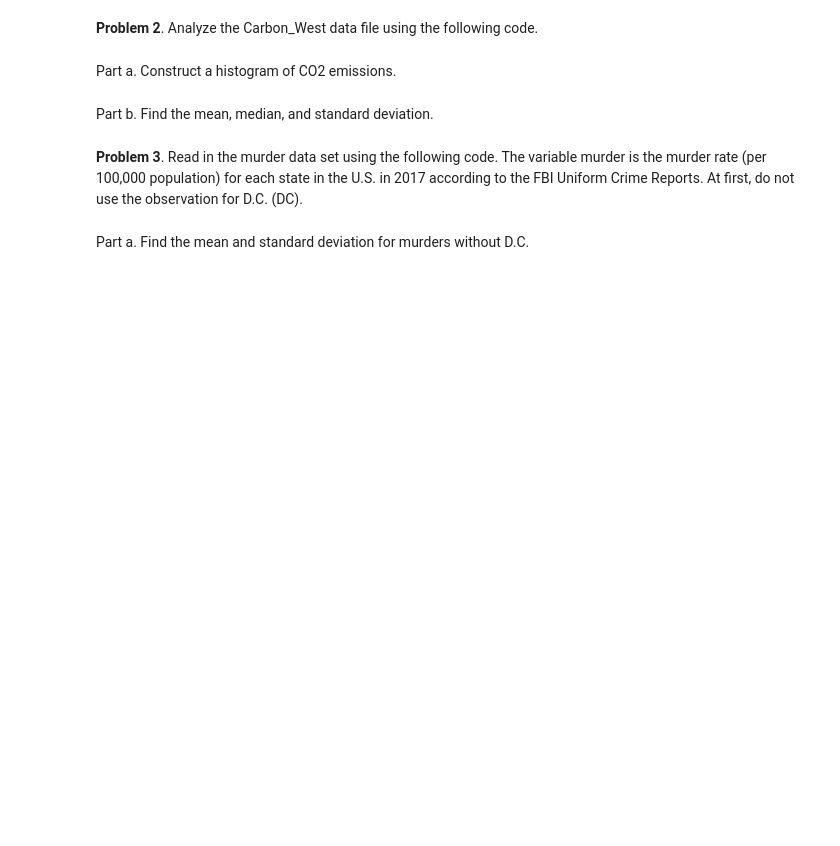
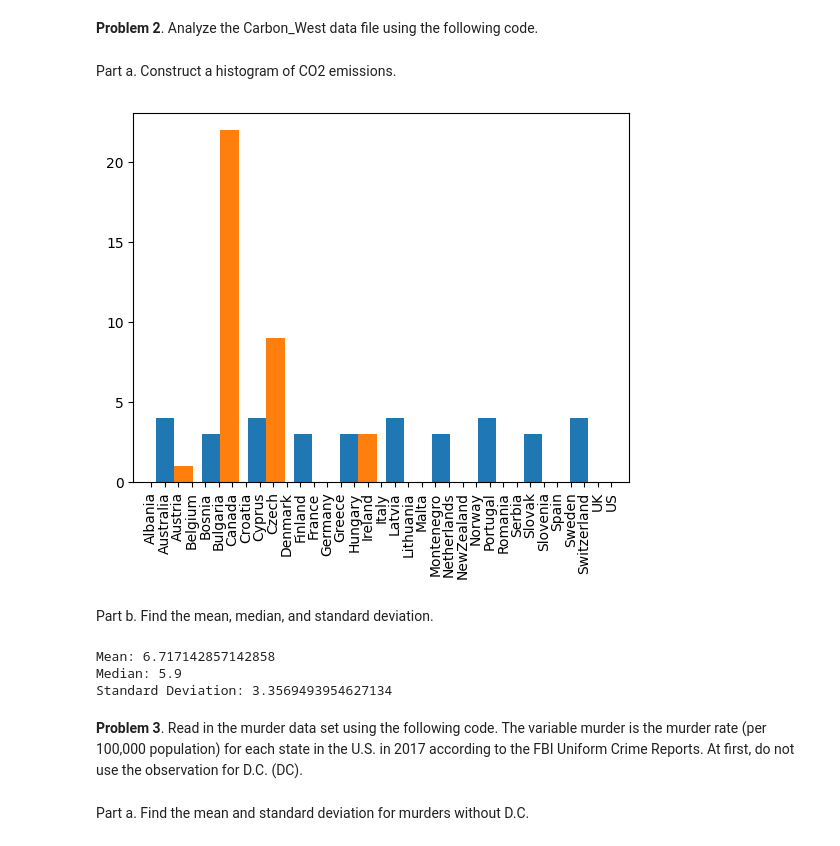
Before and after one commit to stat220/stat-220-hw1-nprisbrey, a Jupyter notebook: Stat_220_HW1.ipynb, the cells around one changed output. Drawn from its saved outputs; the diff is of its cells as text; code cells hidden in the pictures; blank space fills up the shorter version.

```diff
--- a/Stat_220_HW1.ipynb
+++ b/Stat_220_HW1.ipynb
@@ -12,5 +22,19 @@ Part a. Construct a histogram of CO2 emissions.
+# %%
+plt.hist(carbon_west)
+plt.xticks(rotation='vertical')
+plt.show()
+# %% [output]
+[figure, added]
 # %% [markdown]
 Part b. Find the mean, median, and standard deviation.
+# %%
+print(f"Mean: {carbon_west['CO2'].mean()}")
+print(f"Median: {carbon_west['CO2'].median()}")
+print(f"Standard Deviation: {carbon_west['CO2'].std()}")
+# %% [output]
+Mean: 6.717142857142858
+Median: 5.9
+Standard Deviation: 3.3569493954627134
 # %% [markdown]
 **Problem 3**. Read in the murder data set using the following code. The variable murder is the murder rate (per 100,000 population) for each state in the U.S. in 2017 according to the FBI Uniform Crime Reports. At first, do not use the observation for D.C. (DC).
 # %%
```
Also changed, not shown: parts of 16 cells of this notebook.
